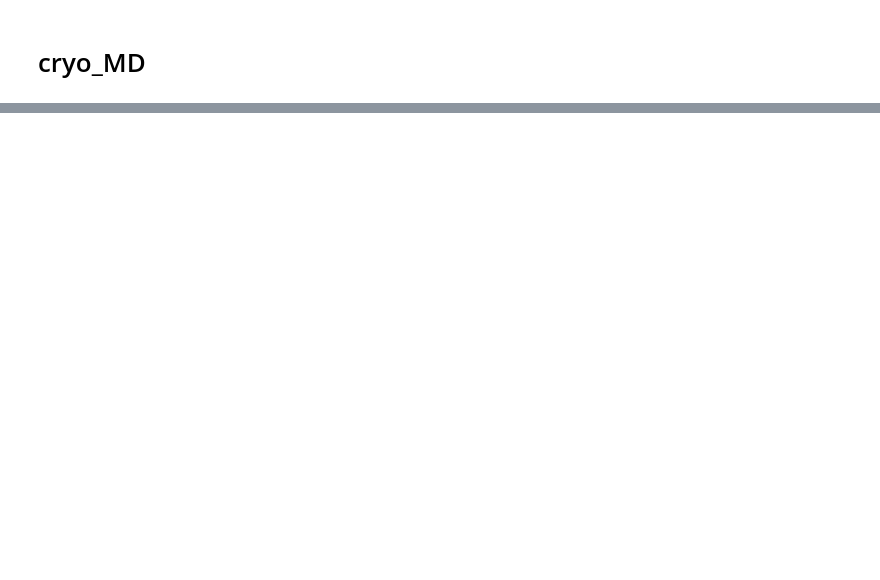
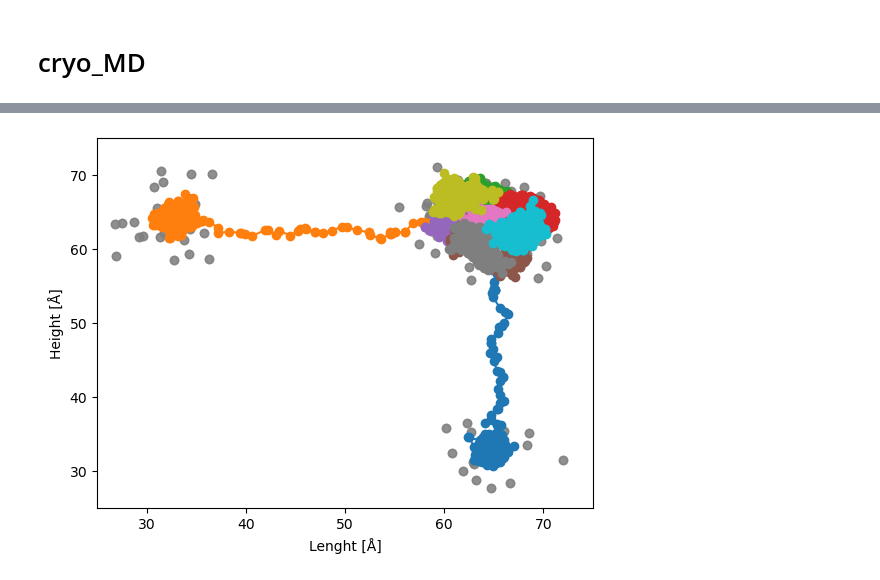
Before and after one commit to flatironinstitute/cryojax-ensemble-optimization, a Jupyter notebook: square_model_libtest.ipynb, the cells around one changed output, grey strips where cells are left out. Saved outputs shown, nothing was run; the diff lists cells and outputs as text; code cells hidden in the pictures; blank space fills up the shorter version.

Commit message:
add animation to example notebook

```diff
--- a/square_model_libtest.ipynb
+++ b/square_model_libtest.ipynb
@@ -150,0 +158,46 @@ plt.legend()
+# %%
+from matplotlib import animation
+
+fig, ax = plt.subplots()
+xdata, ydata = [], []
+
+lines = []
+for i in range(traj.shape[1]):
+    lobj = ax.plot([], [], marker="o")[0]
+    lines.append(lobj)
+
+#ln2, = ax.plot([], [], color="green", label="Model 1", marker="o")
+#ln3, = ax.plot([], [], color="orange", label="Model 2", marker="o")
+
+def init():
+
+    for line in lines:
+        line.set_data([], [])
+
+    ax.set_xlim(25, 75)
+    ax.set_ylim(25, 75)
+
+    ax.set_xlabel("Lenght [Å]")
+    ax.set_ylabel("Height [Å]")
+
+    ax.scatter(data[:, 0], data[:, 1], color="gray", alpha=0.5)
+
+    return lines
+
+def update(frame, colvars):
+
+    for i, line in enumerate(lines):
+        line.set_data(colvars[:frame, i, 0], colvars[:frame, i, 1])
+
+    #ln2.set_data(colvars[:frame, 1, 0], colvars[:frame, 1, 1])
+    #ln3.set_data(colvars[:frame, 2, 0], colvars[:frame, 2, 1])
+
+    return lines
+
+anim = animation.FuncAnimation(fig, update, frames=traj.shape[0], fargs=(colvars,), interval=100,
+                    init_func=init, blit=True)
+
+writergif = animation.PillowWriter(fps=10)
+anim.save("anitest.gif", writer=writergif)
+# %% [output]
+[figure, added]
```
Also changed, not shown: parts of 6 cells of this notebook, 1 other file.
